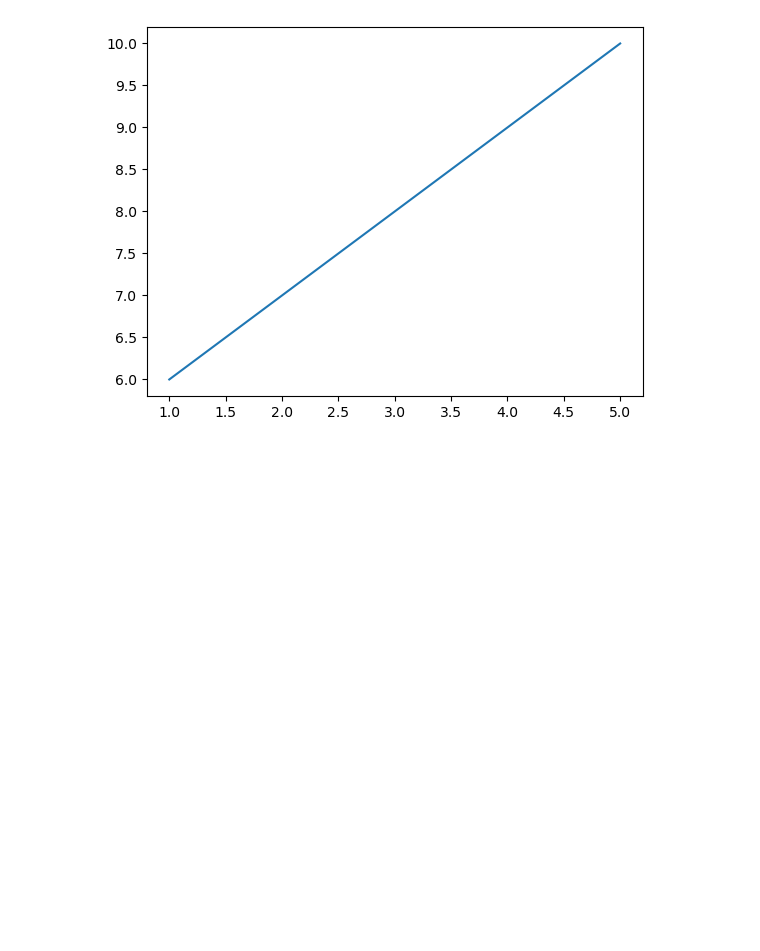
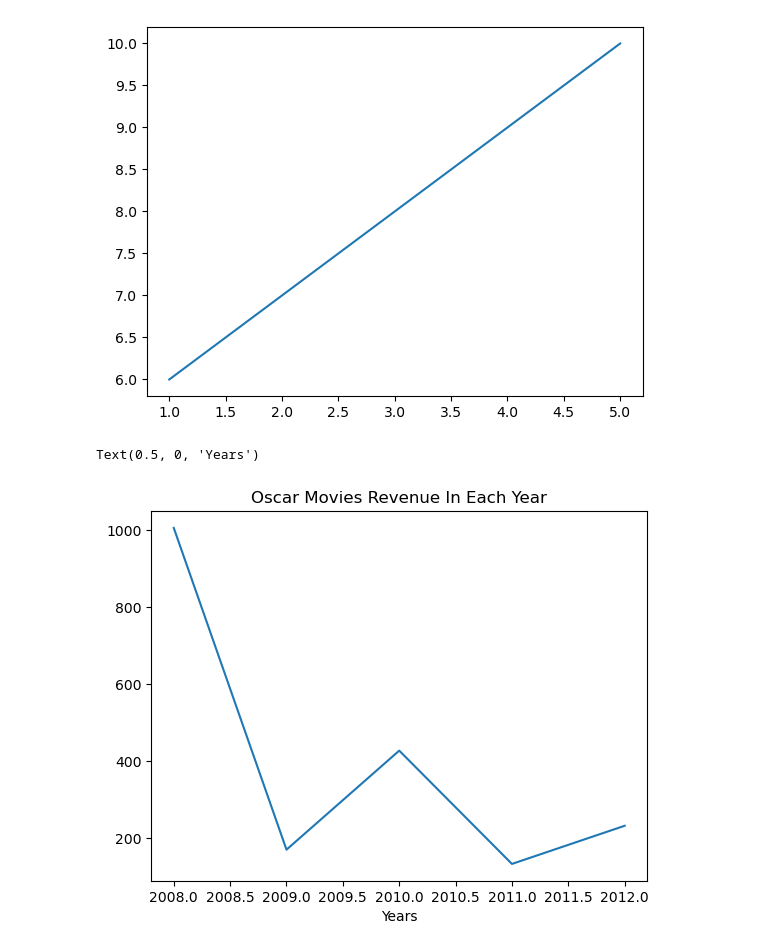
Before and after one commit to SyedMaaz786/AI_ML_Learning, a Jupyter notebook: Data_Analytics/matplotlib.ipynb, the cells around one changed output. Cells and saved outputs as stored; diff of their text form; code cells hidden in the pictures; blank space fills up the shorter version.

Commit message:
Matplotlib tutorial

```diff
--- a/Data_Analytics/matplotlib.ipynb
+++ b/Data_Analytics/matplotlib.ipynb
@@ -7,3 +7,27 @@ plt.plot(x, y) #Line plot
 plt.show()
 # %% [output]
 [figure]
+# %%
+#Practice problem
+
+# Oscar Winner Movies
+oscar_movies = [
+    "The Dark Knight",
+    "The Hurt Locker",
+    "The King's Speech",
+    "The Artist",
+    "Argo"
+]
+
+years = [2008, 2009, 2010, 2011, 2012]
+oscar_revenue = [1005, 170, 427, 133, 232]  # in $M
+
+plt.plot(years, oscar_revenue)
+
+#Matplotlib methods
+plt.title("Oscar Movies Revenue In Each Year")
+plt.xlabel("Years")
+plt.ylabel("Revenue (in $M)")
+# %% [output]
+Text(0.5, 0, 'Years')
+[figure, added]
```
Also changed, not shown: 1 other file.
